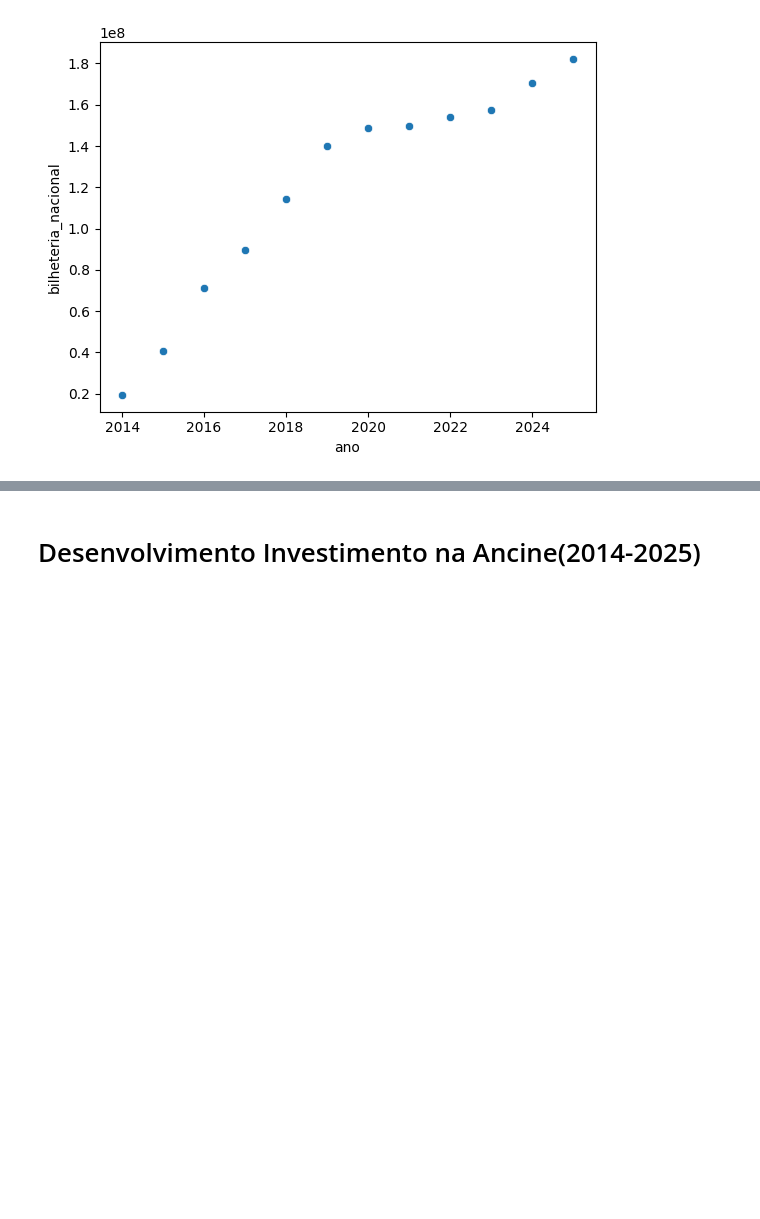
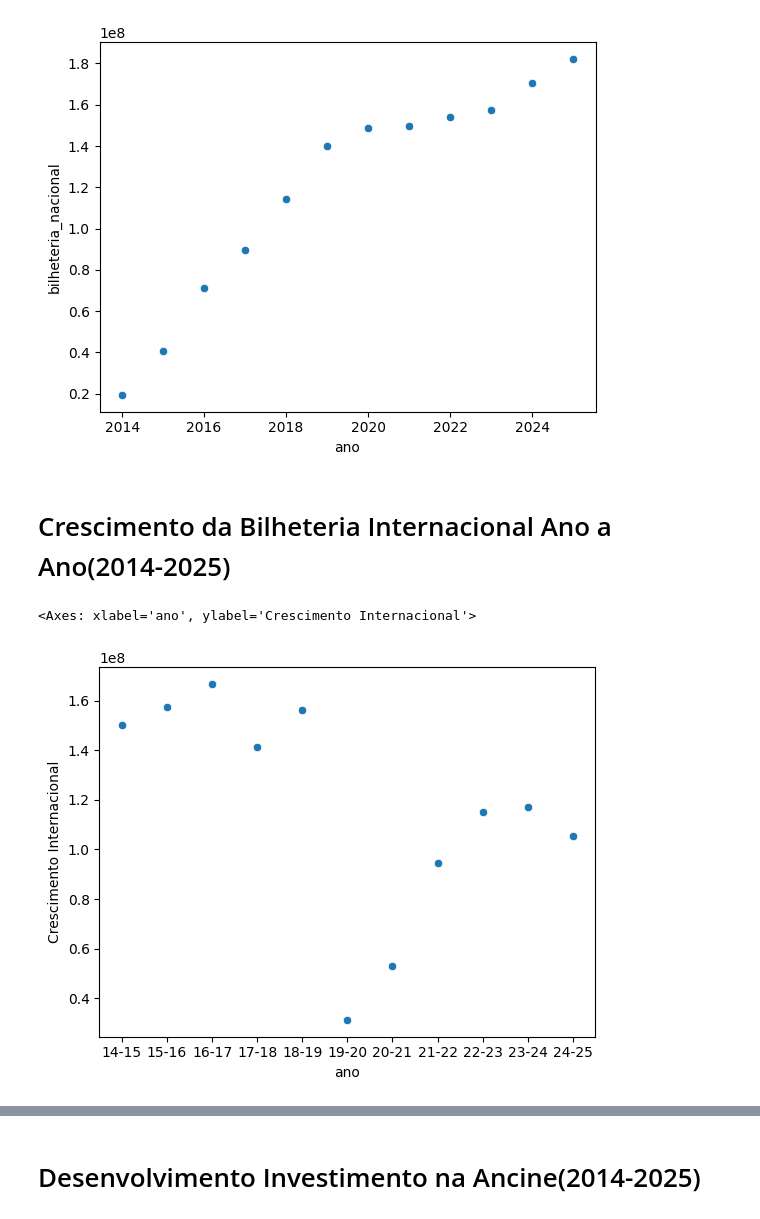
Before and after one commit to ricardomoraisp/Trabalho-ICD-2025.2, a Jupyter notebook: Analise_Pandemia.ipynb, the cells around one changed output, grey strips where cells are left out. Drawn from its saved outputs; the diff is of its cells as text; code cells hidden in the pictures; blank space fills up the shorter version.

```diff
--- a/Analise_Pandemia.ipynb
+++ b/Analise_Pandemia.ipynb
@@ -4,6 +4,7 @@ import seaborn
 # %%
 df_ancine = pandas.read_csv("despesas_ancine_ano.csv")
 df_bilheteria = pandas.read_csv("df_bilheteria.csv")
+df_crescimento = pandas.read_csv("df_crescimento.csv")
 # %% [markdown]
 # Desenvolvimento da Bilheteria de Filmes Internacionais(2014-2025)
 # %%
@@ -19,3 +20,10 @@ seaborn.scatterplot(x="ano",y="bilheteria_nacional",data=df_bilheteria)
 # %% [output]
 <Axes: xlabel='ano', ylabel='bilheteria_nacional'>
 [figure]
+# %% [markdown]
+# Crescimento da Bilheteria Internacional Ano a Ano(2014-2025)
+# %%
+seaborn.scatterplot(x="ano",y="Crescimento Internacional",data=df_crescimento)
+# %% [output]
+<Axes: xlabel='ano', ylabel='Crescimento Internacional'>
+[figure, added]
```
Also changed, not shown: parts of 3 cells of this notebook, 2 other files.
